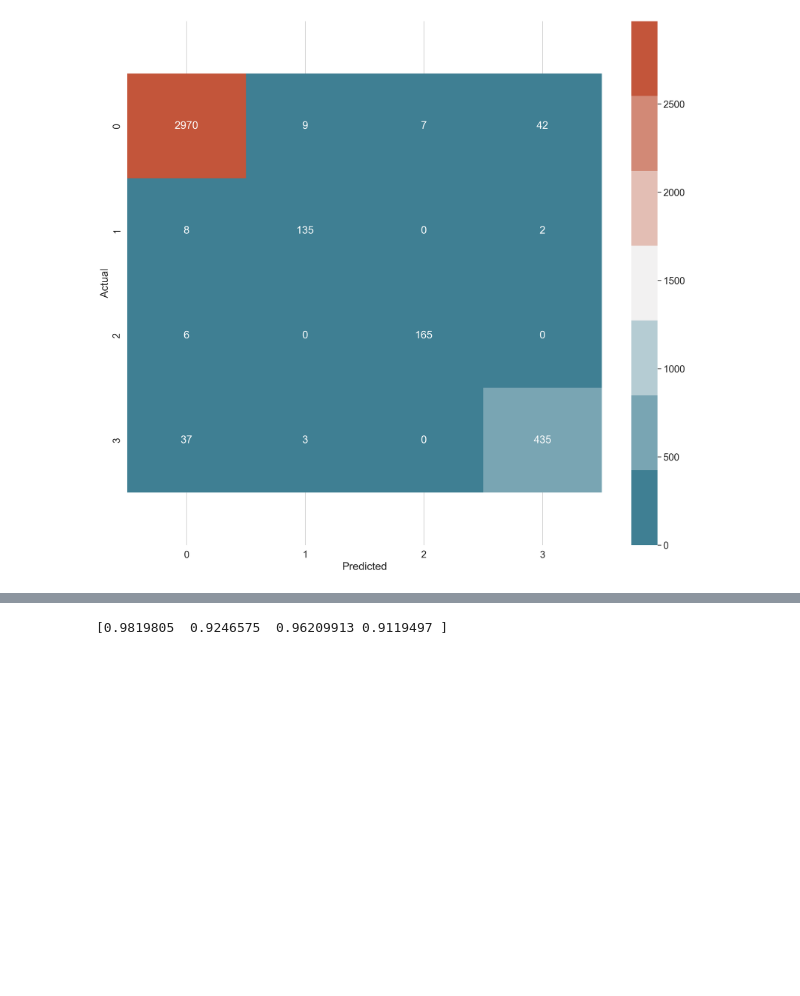
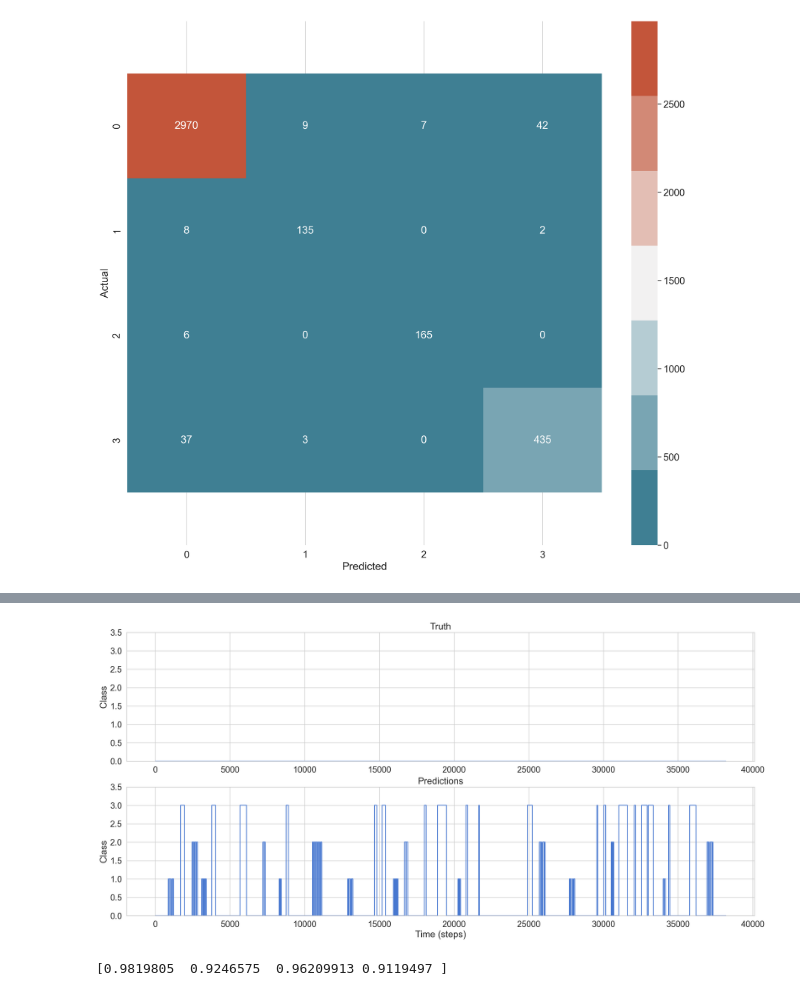
Before and after one commit to MoreBangForYourBuck/c2_competition, a Jupyter notebook: tensorflow_bi_LSTM.ipynb, the cells around one changed output, grey strips where cells are left out. Cells and saved outputs as stored; diff of their text form; code cells hidden in the pictures; blank space fills up the shorter version.

```diff
--- a/tensorflow_bi_LSTM.ipynb
+++ b/tensorflow_bi_LSTM.ipynb
@@ -500,3 +500,8 @@ plot_pred(enc.inverse_transform(y_val), enc.inverse_transform(y_pred))
+# %%
+raw_6 = y_data[y_data['subject'] == 6]['y']
+plot_pred(np.zeros(len(raw_6),dtype=int),raw_6)
+# %% [output]
+[figure, added]
 # %%
 f1_score_micro = tfa.metrics.F1Score(
     num_classes = 4,
```
Also changed, not shown: parts of 12 cells of this notebook.
